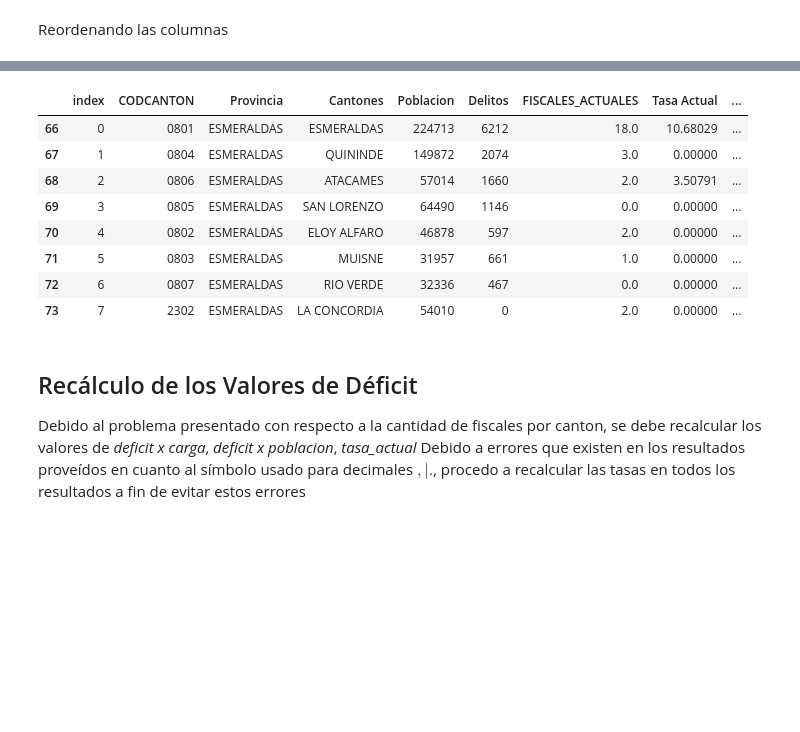
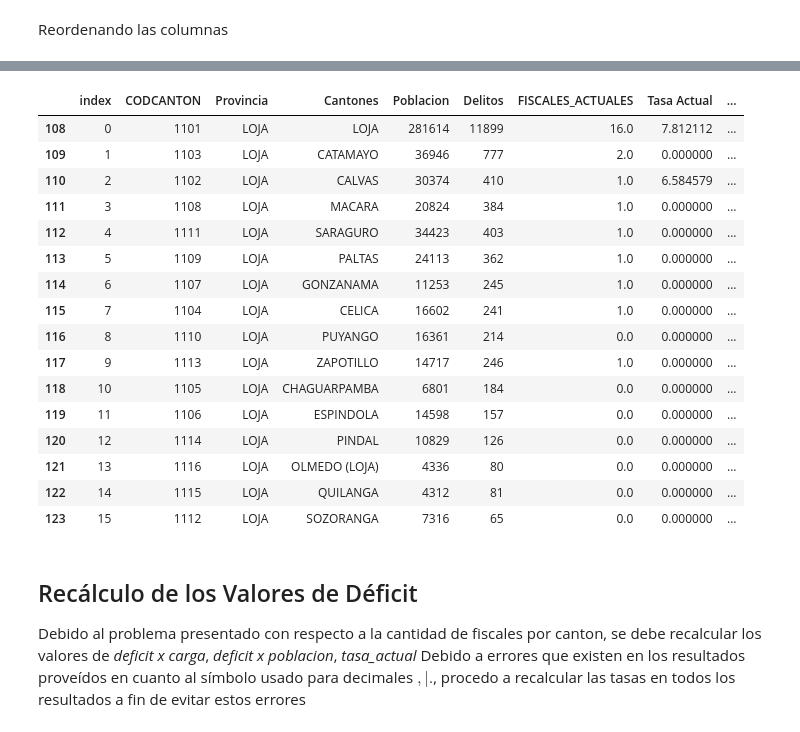
Before and after one commit to Darioxba1994/Proyecto_Fiscal-a, a Jupyter notebook: FormateoResultados.ipynb, the cells around one changed output, grey strips where cells are left out. Saved outputs shown, nothing was run; the diff lists cells and outputs as text; code cells hidden in the pictures; blank space fills up the shorter version.

Commit message:
genera resultado asignacion y corrige los cantones repetidos

```diff
--- a/FormateoResultados.ipynb
+++ b/FormateoResultados.ipynb
@@ -94,0 +105,3 @@ deficit_cantones.shape
+# %%
+deficit_cantones.Cantones[(deficit_cantones.Provincia=="MANABI")&(deficit_cantones.Cantones=="BOLIVAR")] = "BOLIVAR (CALCETA)"
+deficit_cantones.Cantones[(deficit_cantones.Provincia=="LOJA")&(deficit_cantones.Cantones=="OLMEDO")] = "OLMEDO (LOJA)"
@@ -265,15 +295,23 @@ deficit_cantones_df.sample(10)
 # %%
-deficit_cantones_df[deficit_cantones_df.Provincia=="ESMERALDAS"]
+deficit_cantones_df[deficit_cantones_df.Provincia=="LOJA"]
 # %% [output]
 |  | index | CODCANTON | Provincia | Cantones | Poblacion | Delitos | FISCALES_ACTUALES | Tasa Actual | ... |
-| 66 | 0 | 0801 | ESMERALDAS | ESMERALDAS | 224713 | 6212 | 18.0 | 10.68029 | ... |
-| 67 | 1 | 0804 | ESMERALDAS | QUININDE | 149872 | 2074 | 3.0 | 0.00000 | ... |
-| 68 | 2 | 0806 | ESMERALDAS | ATACAMES | 57014 | 1660 | 2.0 | 3.50791 | ... |
-| 69 | 3 | 0805 | ESMERALDAS | SAN LORENZO | 64490 | 1146 | 0.0 | 0.00000 | ... |
-| 70 | 4 | 0802 | ESMERALDAS | ELOY ALFARO | 46878 | 597 | 2.0 | 0.00000 | ... |
-| 71 | 5 | 0803 | ESMERALDAS | MUISNE | 31957 | 661 | 1.0 | 0.00000 | ... |
-| 72 | 6 | 0807 | ESMERALDAS | RIO VERDE | 32336 | 467 | 0.0 | 0.00000 | ... |
-| 73 | 7 | 2302 | ESMERALDAS | LA CONCORDIA | 54010 | 0 | 2.0 | 0.00000 | ... |
+| 108 | 0 | 1101 | LOJA | LOJA | 281614 | 11899 | 16.0 | 7.812112 | ... |
+| 109 | 1 | 1103 | LOJA | CATAMAYO | 36946 | 777 | 2.0 | 0.000000 | ... |
+| 110 | 2 | 1102 | LOJA | CALVAS | 30374 | 410 | 1.0 | 6.584579 | ... |
+| 111 | 3 | 1108 | LOJA | MACARA | 20824 | 384 | 1.0 | 0.000000 | ... |
+| 112 | 4 | 1111 | LOJA | SARAGURO | 34423 | 403 | 1.0 | 0.000000 | ... |
+| 113 | 5 | 1109 | LOJA | PALTAS | 24113 | 362 | 1.0 | 0.000000 | ... |
+| 114 | 6 | 1107 | LOJA | GONZANAMA | 11253 | 245 | 1.0 | 0.000000 | ... |
+| 115 | 7 | 1104 | LOJA | CELICA | 16602 | 241 | 1.0 | 0.000000 | ... |
+| 116 | 8 | 1110 | LOJA | PUYANGO | 16361 | 214 | 0.0 | 0.000000 | ... |
+| 117 | 9 | 1113 | LOJA | ZAPOTILLO | 14717 | 246 | 1.0 | 0.000000 | ... |
+| 118 | 10 | 1105 | LOJA | CHAGUARPAMBA | 6801 | 184 | 0.0 | 0.000000 | ... |
+| 119 | 11 | 1106 | LOJA | ESPINDOLA | 14598 | 157 | 0.0 | 0.000000 | ... |
+| 120 | 12 | 1114 | LOJA | PINDAL | 10829 | 126 | 0.0 | 0.000000 | ... |
+| 121 | 13 | 1116 | LOJA | OLMEDO (LOJA) | 4336 | 80 | 0.0 | 0.000000 | ... |
+| 122 | 14 | 1115 | LOJA | QUILANGA | 4312 | 81 | 0.0 | 0.000000 | ... |
+| 123 | 15 | 1112 | LOJA | SOZORANGA | 7316 | 65 | 0.0 | 0.000000 | ... |
 # %% [markdown]
 ## Recálculo de los Valores de Déficit
 
```
Also changed, not shown: parts of 41 cells of this notebook.
